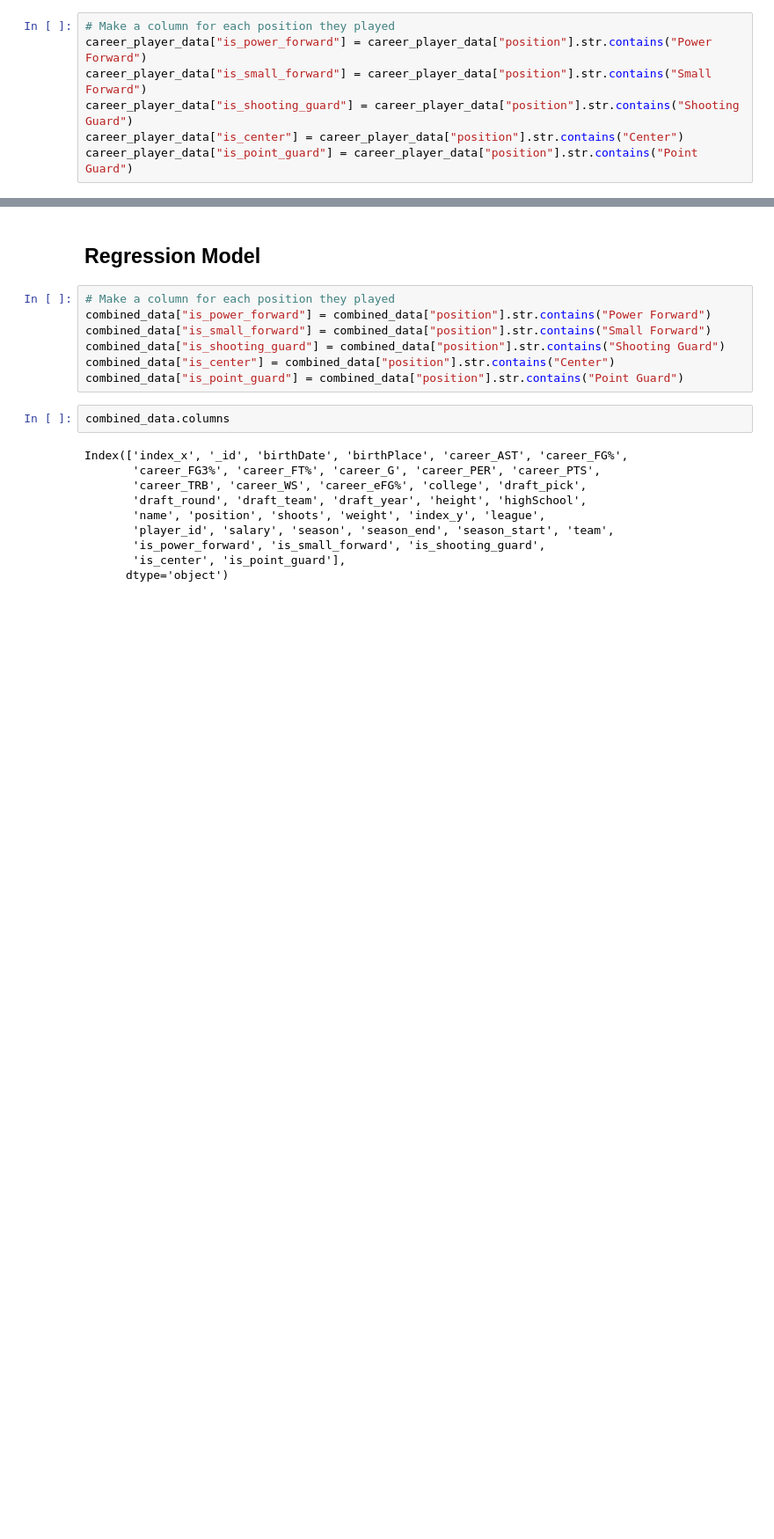
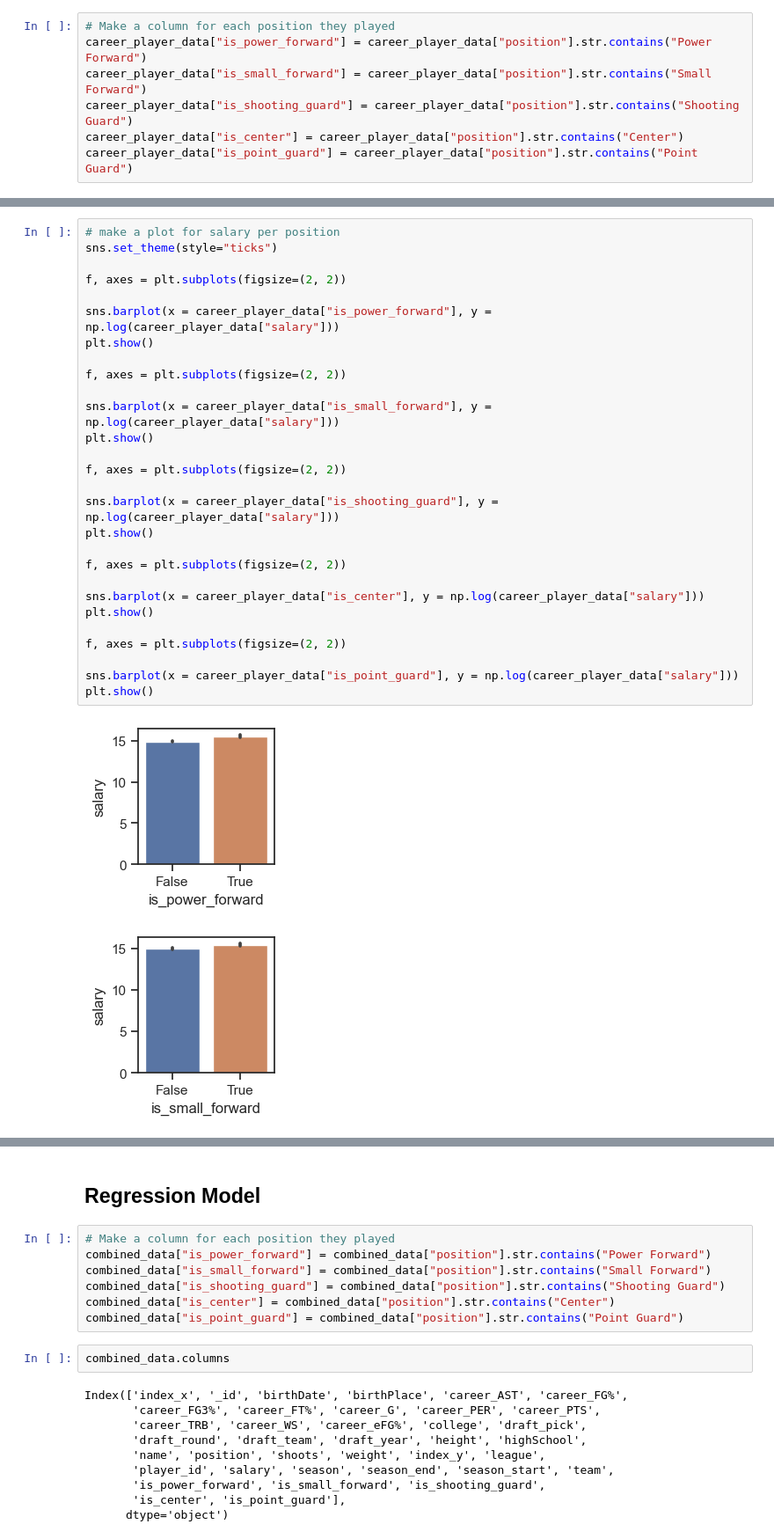
Before and after one commit to AndrewH06/nba-salary, a Jupyter notebook: andrew.ipynb, the cells around one changed output, grey strips where cells are left out. Shown at 88% size. Cells and saved outputs as stored; diff of their text form; blank space fills up the shorter version.

```diff
--- a/andrew.ipynb
+++ b/andrew.ipynb
@@ -140,0 +260,31 @@ career_player_data.groupby("is_point_guard")["salary"].mean()
+# %%
+# make a plot for salary per position
+sns.set_theme(style="ticks")
+
+f, axes = plt.subplots(figsize=(2, 2))
+
+sns.barplot(x = career_player_data["is_power_forward"], y = np.log(career_player_data["salary"]))
+plt.show()
+
+f, axes = plt.subplots(figsize=(2, 2))
+
+sns.barplot(x = career_player_data["is_small_forward"], y = np.log(career_player_data["salary"]))
+plt.show()
+
+f, axes = plt.subplots(figsize=(2, 2))
+
+sns.barplot(x = career_player_data["is_shooting_guard"], y = np.log(career_player_data["salary"]))
+plt.show()
+
+f, axes = plt.subplots(figsize=(2, 2))
+
+sns.barplot(x = career_player_data["is_center"], y = np.log(career_player_data["salary"]))
+plt.show()
+
+f, axes = plt.subplots(figsize=(2, 2))
+
+sns.barplot(x = career_player_data["is_point_guard"], y = np.log(career_player_data["salary"]))
+plt.show()
+# %% [output]
+[figure, added]
+[figure, added]
```
Also changed, not shown: parts of 28 cells of this notebook.
